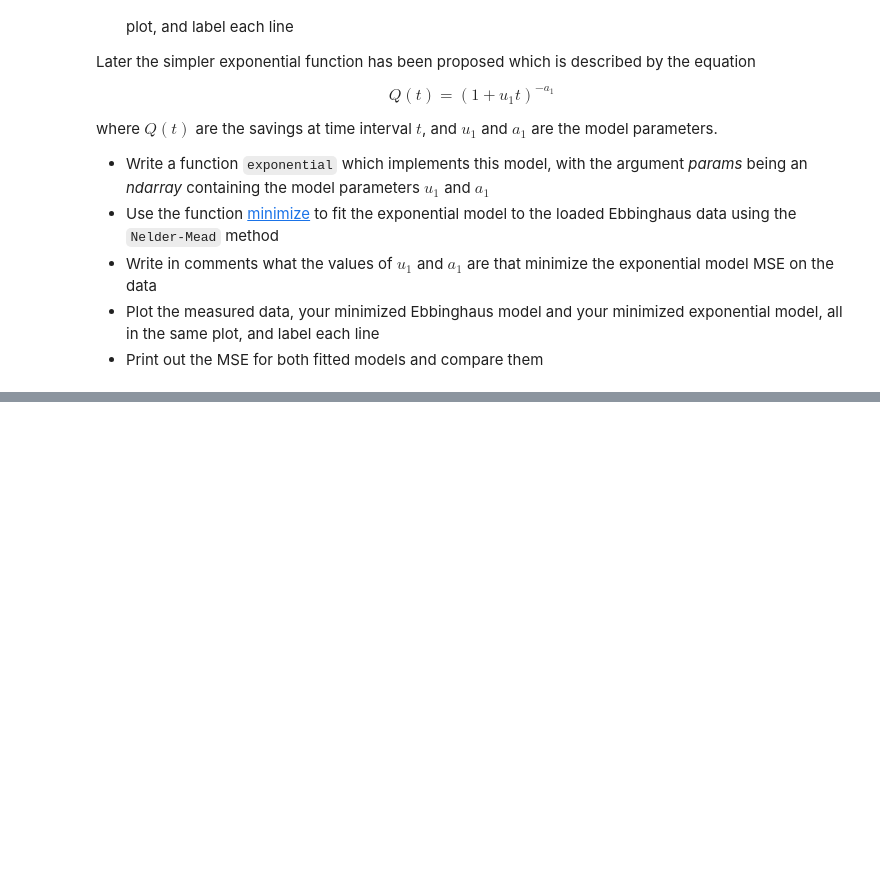
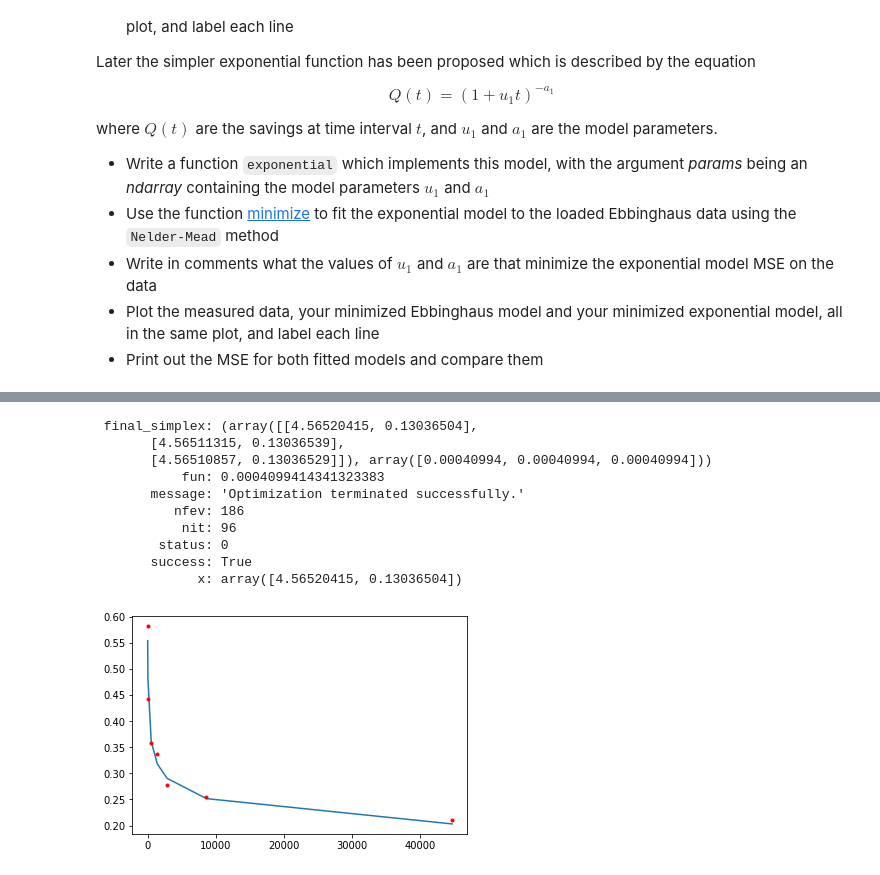
Before and after one commit to Kajzzer/CM, a Jupyter notebook: week_1/assignment_0.ipynb, the cells around one changed output, grey strips where cells are left out. Saved outputs shown, nothing was run; the diff lists cells and outputs as text; code cells hidden in the pictures; blank space fills up the shorter version.

```diff
--- a/week_1/assignment_0.ipynb
+++ b/week_1/assignment_0.ipynb
@@ -142,0 +236,24 @@ def exponential(t, params):
+# %%
+# initial guess
+params = np.array([1.84, 1.25])
+
+# best fit is params = array([4.5651946 , 0.13036505])
+fit = optimize.minimize(MSE_fit_func, params, method='Nelder-Mead', args=(exponential, minutes, savings))
+
+print(fit)
+
+plt.plot(minutes, exponential(minutes, fit.x))
+plt.plot(minutes, savings, 'r.')
+plt.show()
+# %% [output]
+ final_simplex: (array([[4.56520415, 0.13036504],
+       [4.56511315, 0.13036539],
+       [4.56510857, 0.13036529]]), array([0.00040994, 0.00040994, 0.00040994]))
+           fun: 0.0004099414341323383
+       message: 'Optimization terminated successfully.'
+          nfev: 186
+           nit: 96
+        status: 0
+       success: True
+             x: array([4.56520415, 0.13036504])
+[figure, added]
```
Also changed, not shown: parts of 8 cells of this notebook.
